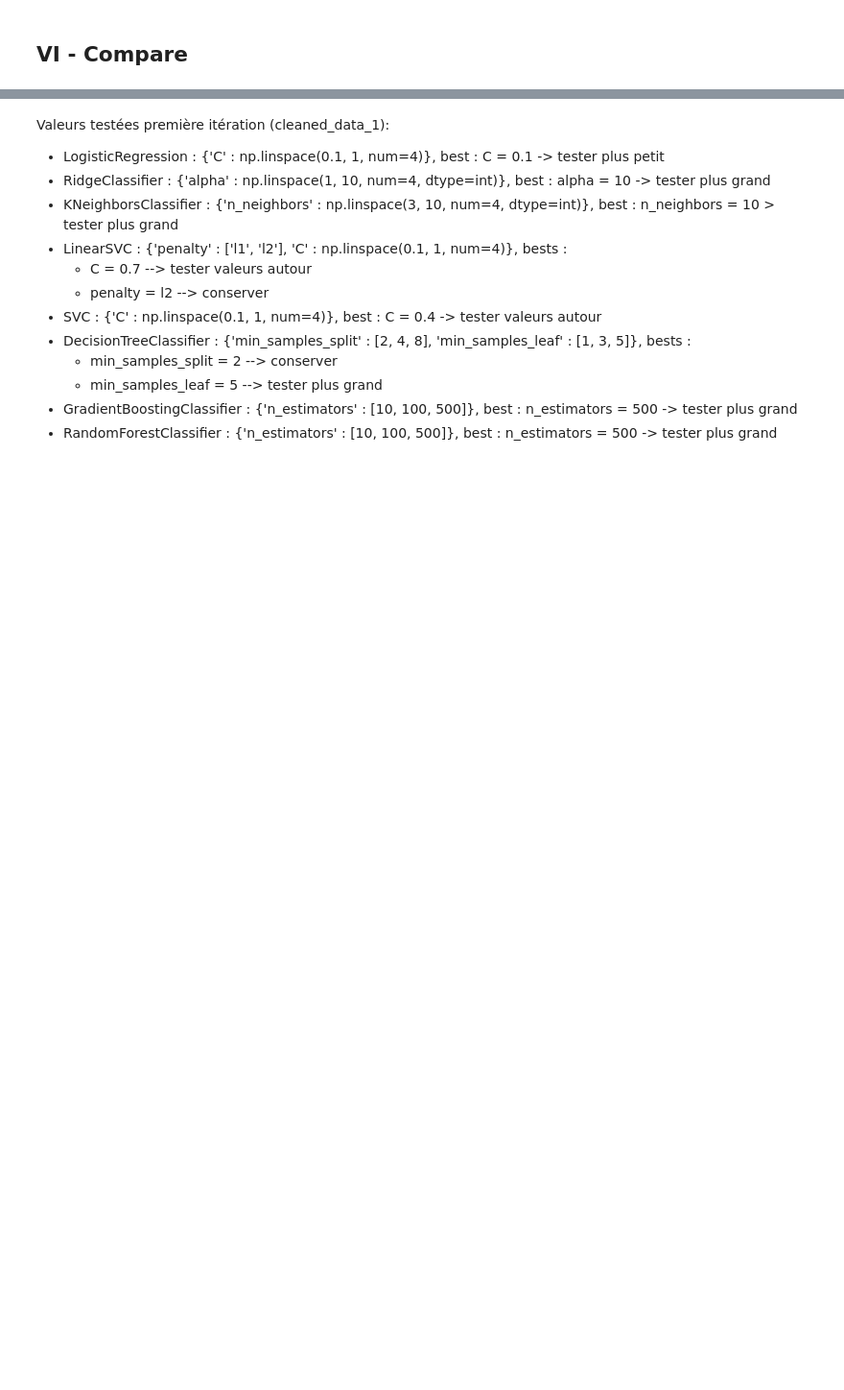
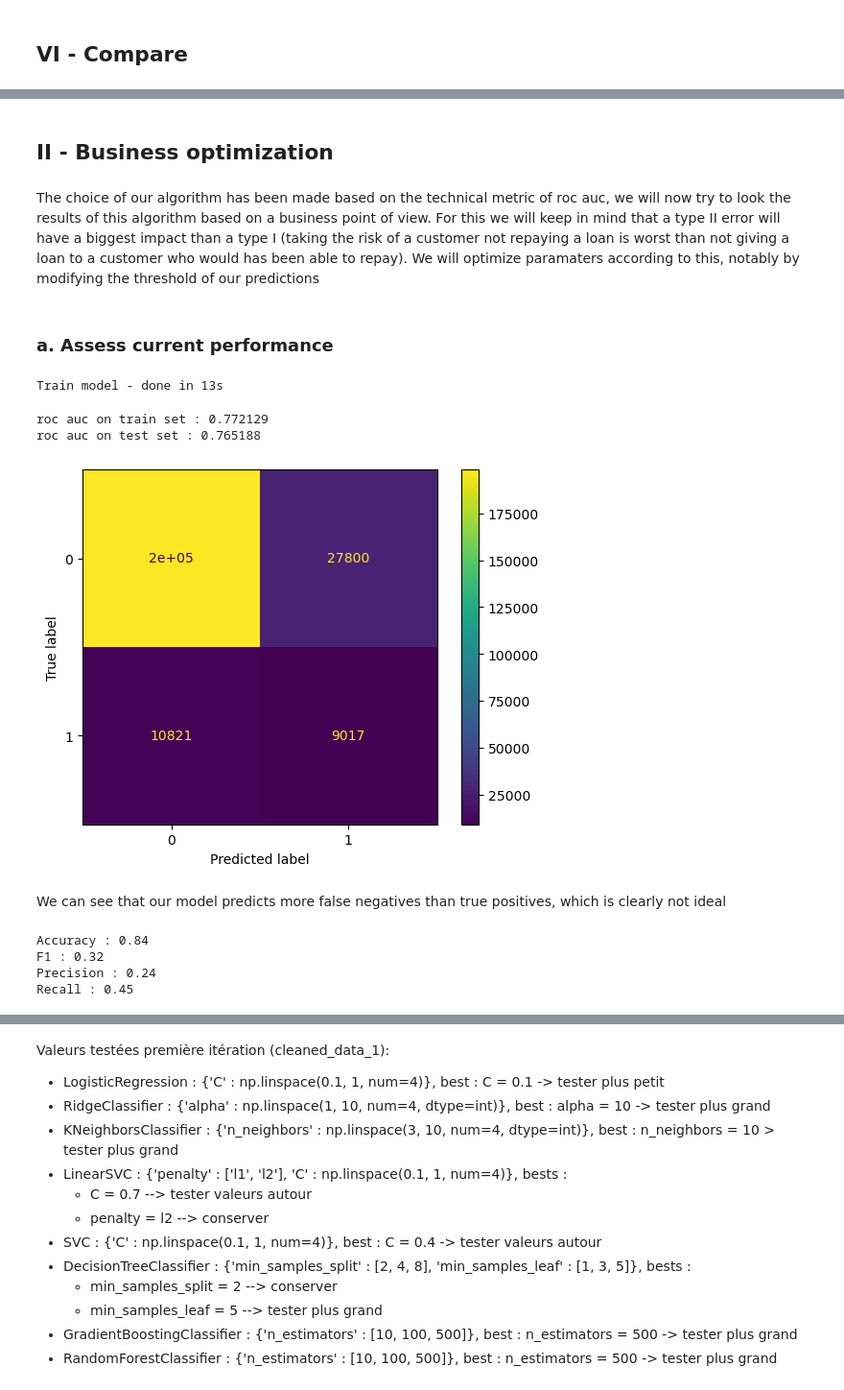
Before and after one commit to RobinPbt/P7-Openclassrooms, a Jupyter notebook: P7_modeling.ipynb, the cells around one changed output, grey strips where cells are left out. Shown: that part at 96% size. Cells and saved outputs as stored; diff of their text form; code cells hidden in the pictures; blank space fills up the shorter version.

Commit message:
Business optimization

```diff
--- a/P7_modeling.ipynb
+++ b/P7_modeling.ipynb
@@ -742,0 +748,68 @@ Name: best_score_ : roc_auc, dtype: object
+# %% [markdown]
+## II - Business optimization <a class="anchor" id="20-bullet"></a>
+# %% [markdown]
+The choice of our algorithm has been made based on the technical metric of roc auc, we will now try to look the results of this algorithm based on a business point of view. For this we will keep in mind that a type II error will have a biggest impact than a type I (taking the risk of a customer not repaying a loan is worst than not giving a loan to a customer who would has been able to repay). We will optimize paramaters according to this, notably by modifying the threshold of our predictions
+# %% [markdown]
+### a. Assess current performance
+# %%
+# Best model training
+
+best_C = LogisticRegression_clf_1.best_params_['model__C']
+
+final_model = LogisticRegression(random_state=random_state, max_iter=10000,
+                                 multi_class='ovr', penalty='l2', solver='lbfgs',
+                                class_weight=None, C = best_C)
+
+# Balance class pipeline
+over = imblearn.over_sampling.SMOTE(sampling_strategy=0.1)
+under = imblearn.under_sampling.RandomUnderSampler(sampling_strategy=0.5)
+steps = [('o', over), ('u', under), ('model', final_model)]
+pipe = imblearn.pipeline.Pipeline(steps=steps)
+
+with timer("Train model"):
+    pipe.fit(x_train_pca, y_train)
+# %% [output]
+Train model - done in 13s
+# %%
+# Look score on test and train set
+
+probas_train = pipe.predict_proba(x_train_pca)[:,1]
+probas_test = pipe.predict_proba(x_test_pca)[:,1]
+
+roc_auc_train = roc_auc_score(y_train, probas_train)
+roc_auc_test = roc_auc_score(y_test, probas_test)
+
+print("roc auc on train set : {:.6f}".format(roc_auc_train))
+print("roc auc on test set : {:.6f}".format(roc_auc_test))
+# %% [output]
+roc auc on train set : 0.772129
+roc auc on test set : 0.765188
+# %%
+# Looking confusion matrix
+
+predictions = pipe.predict(x_train_pca)
+cm = confusion_matrix(y_train, predictions, labels=pipe.classes_)
+disp = ConfusionMatrixDisplay(confusion_matrix=cm, display_labels=pipe.classes_)
+disp.plot()
+plt.show()
+# %% [output]
+[figure, added]
+# %% [markdown]
+We can see that our model predicts more false negatives than true positives, which is clearly not ideal
+# %%
+# Compute some scores
+
+accuracy = accuracy_score(y_train, predictions)
+f1 = f1_score(y_train, predictions)
+precision = precision_score(y_train, predictions)
+recall = recall_score(y_train, predictions)
+
+print("Accuracy : {:.2f}".format(accuracy))
+print("F1 : {:.2f}".format(f1))
+print("Precision : {:.2f}".format(precision))
+print("Recall : {:.2f}".format(recall))
+# %% [output]
+Accuracy : 0.84
+F1 : 0.32
+Precision : 0.24
+Recall : 0.45
```
Also changed, not shown: parts of 77 cells of this notebook, 1 other file.
